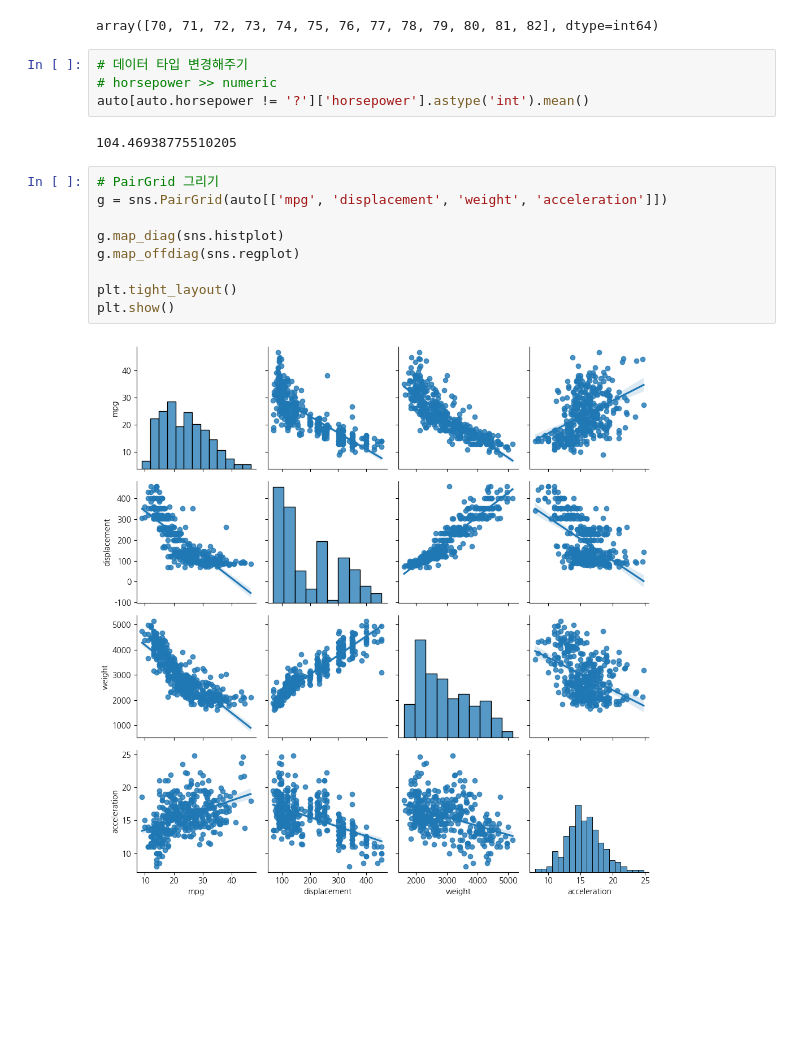
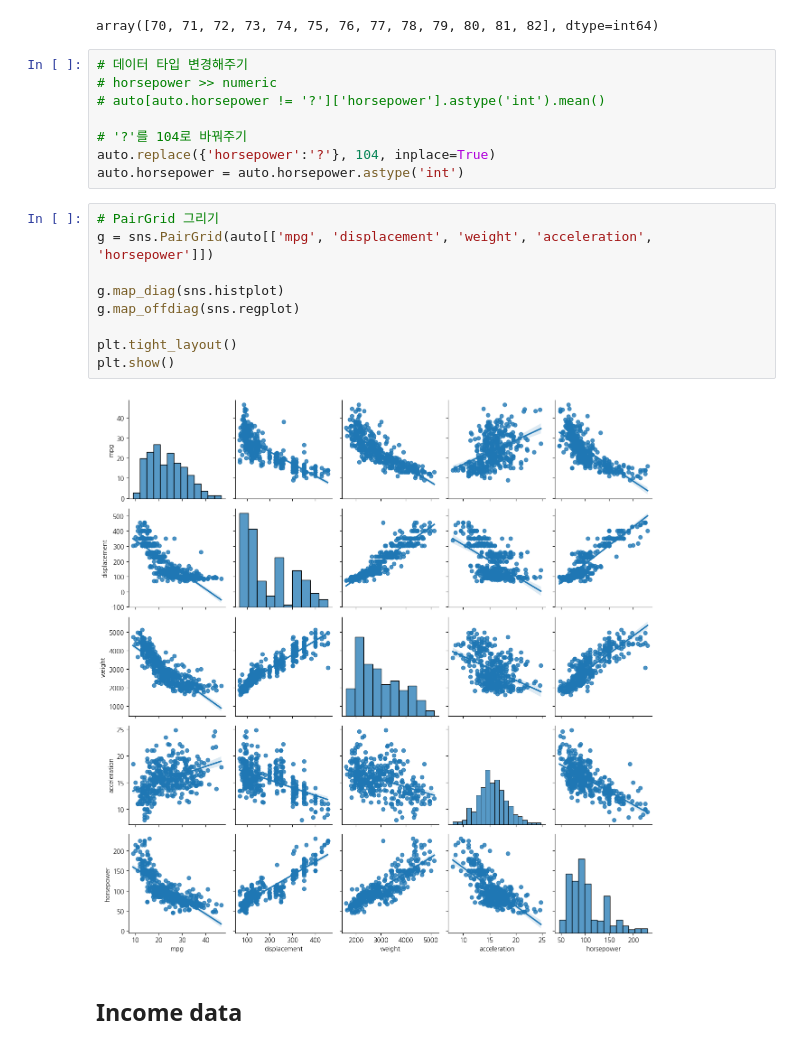
Before and after one commit to SurinSeong/machine_learning, a Jupyter notebook: reveiw_ML.ipynb, the cells around one changed output. Saved outputs shown, nothing was run; the diff lists cells and outputs as text; blank space fills up the shorter version.

```diff
--- a/reveiw_ML.ipynb
+++ b/reveiw_ML.ipynb
@@ -501,17 +501,21 @@ array([70, 71, 72, 73, 74, 75, 76, 77, 78, 79, 80, 81, 82], dtype=int64)
 # %%
 # 데이터 타입 변경해주기
 # horsepower >> numeric
-auto[auto.horsepower != '?']['horsepower'].astype('int').mean()
+# auto[auto.horsepower != '?']['horsepower'].astype('int').mean()
+
+# '?'를 104로 바꿔주기
+auto.replace({'horsepower':'?'}, 104, inplace=True)
+auto.horsepower = auto.horsepower.astype('int')
-# %% [output]
-104.46938775510205
 # %%
 # PairGrid 그리기
-g = sns.PairGrid(auto[['mpg', 'displacement', 'weight', 'acceleration']])
+g = sns.PairGrid(auto[['mpg', 'displacement', 'weight', 'acceleration', 'horsepower']])
 
 g.map_diag(sns.histplot)
 g.map_offdiag(sns.regplot)
 
 plt.tight_layout()
 plt.show()
 # %% [output]
-[figure, old version]
+[figure, new version]
+# %% [markdown]
+## Income data
```
Also changed, not shown: parts of 38 cells of this notebook, 3 other files.
